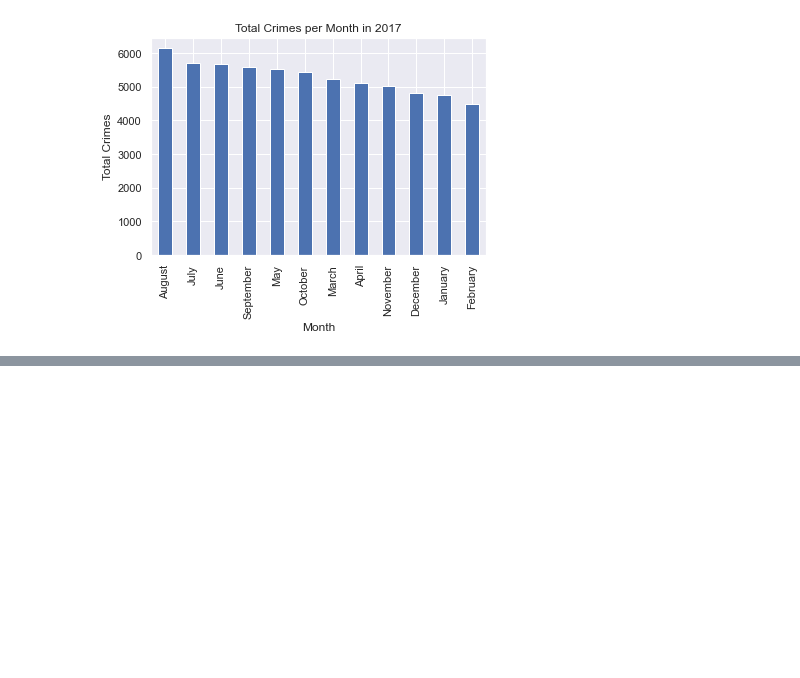
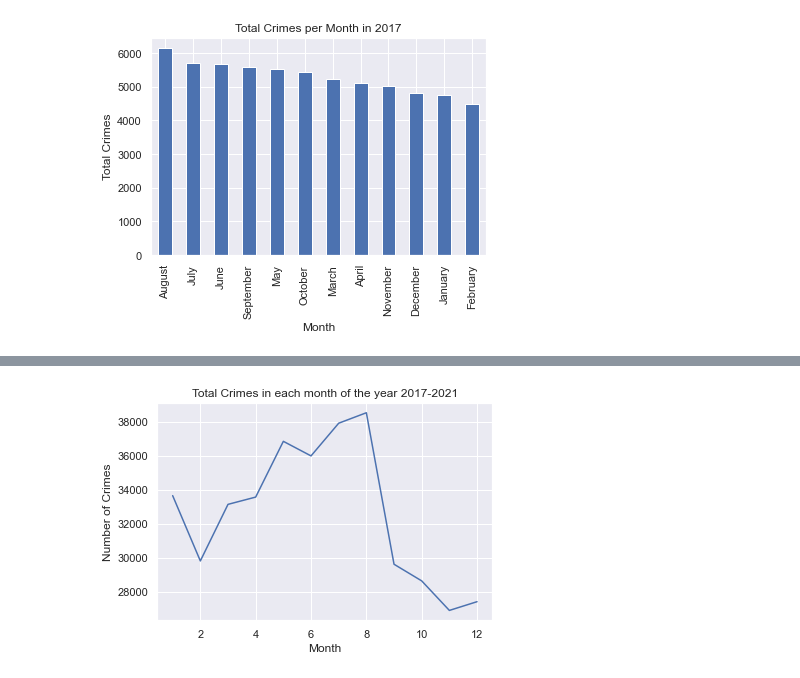
Before and after one commit to fifo1175/Data-Mining-Project, a Jupyter notebook: Denver Crime Data/Pandas_Scripts/yearly_analysis.ipynb, the cells around one changed output, grey strips where cells are left out. Drawn from its saved outputs; the diff is of its cells as text; code cells hidden in the pictures; blank space fills up the shorter version.

```diff
--- a/Denver Crime Data/Pandas_Scripts/yearly_analysis.ipynb
+++ b/Denver Crime Data/Pandas_Scripts/yearly_analysis.ipynb
@@ -170,0 +174,14 @@ plt.show()
+# %%
+denverCrime = pd.read_csv("../Denver_crime_CLEANED.csv", encoding = "ISO-8859-1")
+denverCrime['Month'] = pd.DatetimeIndex(denverCrime['FIRST_OCCURRENCE_DATE']).month
+# get the number of crimes per month
+crimePerMonth = denverCrime.groupby('Month').size()
+
+# line graph of total crimes per month from 2017-2021
+plt.plot(crimePerMonth)
+plt.title("Total Crimes in each month of the year 2017-2021")
+plt.xlabel("Month")
+plt.ylabel("Number of Crimes")
+plt.show()
+# %% [output]
+[figure, added]
```
Also changed, not shown: parts of 2 cells of this notebook, 7 other files.
